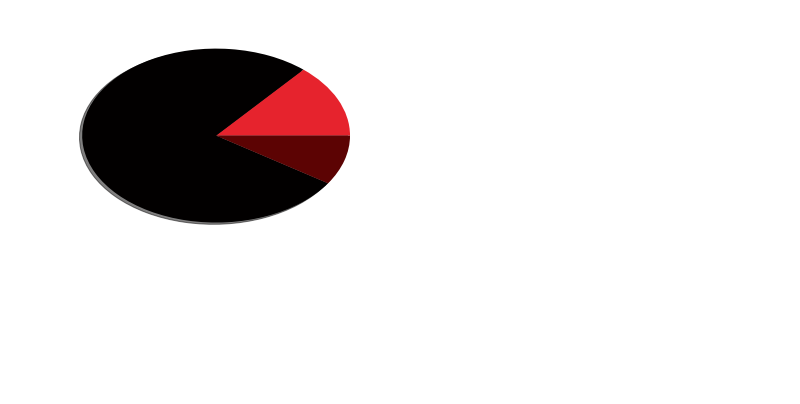
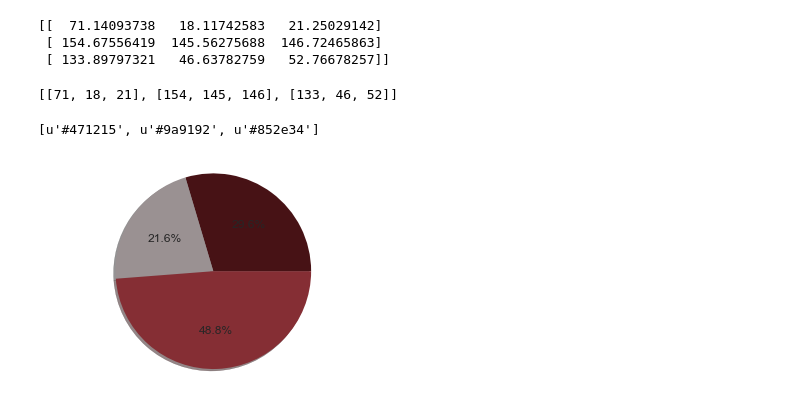
Before and after one commit to PALAKAGGARWAL62/Dominant_color, a Jupyter notebook: dominant_color_case_study.ipynb, the cells around one changed output. Drawn from its saved outputs; the diff is of its cells as text; code cells hidden in the pictures; blank space fills up the shorter version.

```diff
--- a/dominant_color_case_study.ipynb
+++ b/dominant_color_case_study.ipynb
@@ -1,6 +1,15 @@
 # %%
 # for image recogonition
 import cv2
+# for dataframes
+import pandas as pd
+# to print graphs
 import matplotlib.pyplot as plt
+# perform numeric operations
 import numpy as np
+# to print graphs on the same window
 %matplotlib inline
+# to make matplotlib coding easy
+import seaborn as sns
+# object of sns
+sns.set()
@@ -10 +16,5 @@ image = cv2.imread('image10.jpg')
+# %%
+# reading image
+image = cv2.imread('C:\Users\hp\Documents\ml practice\clorify\Dominant Color Data Set\image 10.jpg')
+#print image
 # %%
@@ -52,7 +68,8 @@ label_sum = image.shape[0]
 #type (label_sum)
 # %%
 #converting to percentage
-label = [float(x)/label_sum for x in label]
+label = [(float(x)/label_sum)*100 for x in label]
 print label
-print max(label)
+m = max(label)
+print m
 # %% [output]
@@ -67,2 +78,13 @@ print kmeans.cluster_centers_
+# %%
+# printing colour intensity at each label centroid
+print kmeans.cluster_centers_
+# %% [output]
+[[  71.14093738   18.11742583   21.25029142]
+ [ 154.67556419  145.56275688  146.72465863]
+ [ 133.89797321   46.63782759   52.76678257]]
 # %%
+# round of color values
 centroids = [x.astype('uint8').tolist() for x in kmeans.cluster_centers_]
+print centroids
+# %% [output]
+[[71, 18, 21], [154, 145, 146], [133, 46, 52]]
@@ -71,9 +94,13 @@ import webcolors
 # %%
+# converting RGB codes to color hex codes
 clr = [webcolors.rgb_to_hex(c) for c in centroids]
+print clr
+# %% [output]
+[u'#471215', u'#9a9192', u'#852e34']
 # %%
 # ploting pie chart
-a = plt.pie(label, colors=clr, shadow=True)
-#a.axis('equal')
-#a.show()
+plt.pie(label, colors=clr, autopct='%1.1f%%', shadow=True)
+plt.axis('equal')
+plt.show()
 # %% [output]
-[figure, old version]
+[figure, new version]
```
Also changed, not shown: parts of 18 cells of this notebook, 21 other files.
